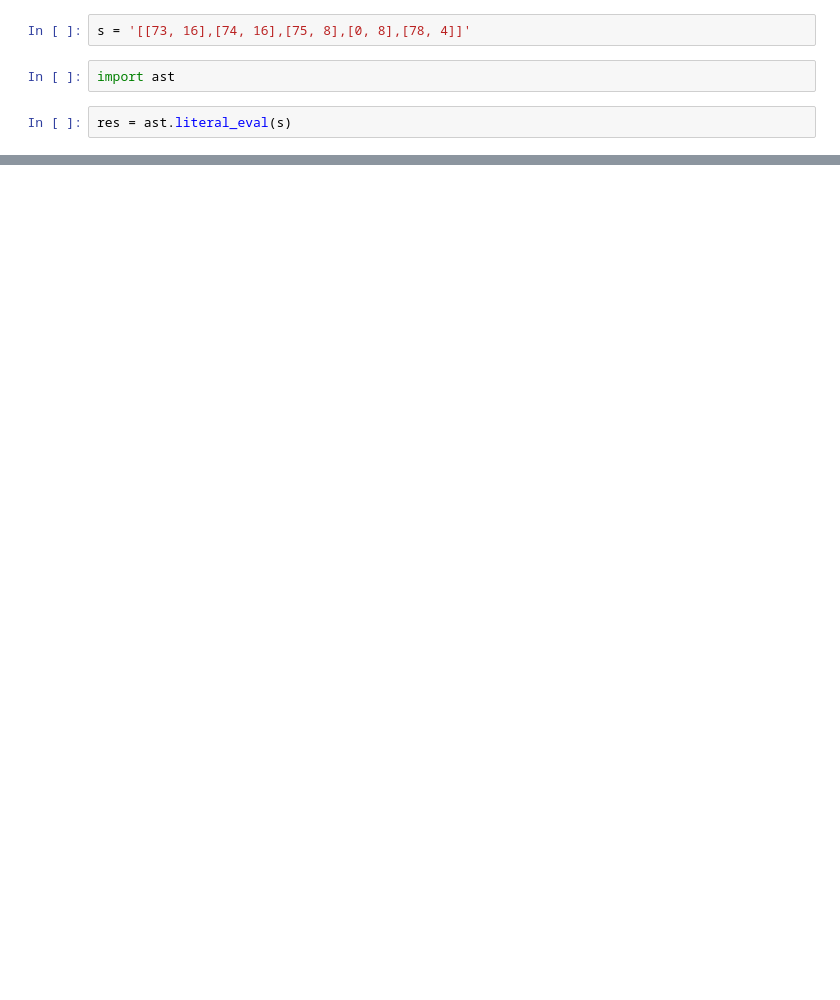
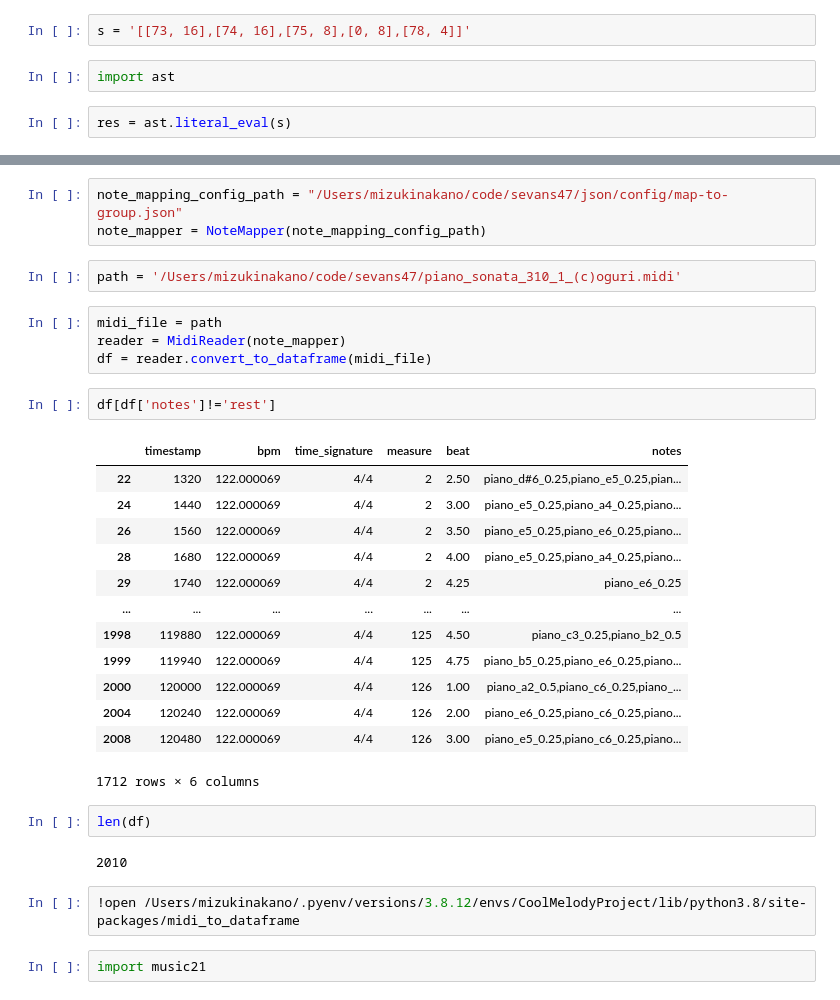
Before and after one commit to sevans47/CoolMelodyProject, a Jupyter notebook: notebooks/miz_notebook.ipynb, the cells around one changed output, grey strips where cells are left out. Drawn from its saved outputs; the diff is of its cells as text; blank space fills up the shorter version.

```diff
--- a/notebooks/miz_notebook.ipynb
+++ b/notebooks/miz_notebook.ipynb
@@ -35,0 +76,33 @@ res[0][0]
+# %%
+note_mapping_config_path = "/Users/mizukinakano/code/sevans47/json/config/map-to-group.json"
+note_mapper = NoteMapper(note_mapping_config_path)
+# %%
+path = '/Users/mizukinakano/code/sevans47/piano_sonata_310_1_(c)oguri.midi'
+# %%
+midi_file = path
+reader = MidiReader(note_mapper)
+df = reader.convert_to_dataframe(midi_file)
+# %%
+df[df['notes']!='rest']
+# %% [output]
+|  | timestamp | bpm | time_signature | measure | beat | notes |
+| 22 | 1320 | 122.000069 | 4/4 | 2 | 2.50 | piano_d#6_0.25,piano_e5_0.25,pian... |
+| 24 | 1440 | 122.000069 | 4/4 | 2 | 3.00 | piano_e5_0.25,piano_a4_0.25,piano... |
+| 26 | 1560 | 122.000069 | 4/4 | 2 | 3.50 | piano_e5_0.25,piano_e6_0.25,piano... |
+| 28 | 1680 | 122.000069 | 4/4 | 2 | 4.00 | piano_e5_0.25,piano_a4_0.25,piano... |
+| 29 | 1740 | 122.000069 | 4/4 | 2 | 4.25 | piano_e6_0.25 |
+| ... | ... | ... | ... | ... | ... | ... |
+| 1998 | 119880 | 122.000069 | 4/4 | 125 | 4.50 | piano_c3_0.25,piano_b2_0.5 |
+| 1999 | 119940 | 122.000069 | 4/4 | 125 | 4.75 | piano_b5_0.25,piano_e6_0.25,piano... |
+| 2000 | 120000 | 122.000069 | 4/4 | 126 | 1.00 | piano_a2_0.5,piano_c6_0.25,piano_... |
+| 2004 | 120240 | 122.000069 | 4/4 | 126 | 2.00 | piano_e6_0.25,piano_c6_0.25,piano... |
+| 2008 | 120480 | 122.000069 | 4/4 | 126 | 3.00 | piano_e5_0.25,piano_c6_0.25,piano... |
+1712 rows × 6 columns
+# %%
+len(df)
+# %% [output]
+2010
+# %%
+!open /Users/mizukinakano/.pyenv/versions/3.8.12/envs/CoolMelodyProject/lib/python3.8/site-packages/midi_to_dataframe
+# %%
+import music21
```
Also changed, not shown: parts of 38 cells of this notebook.
